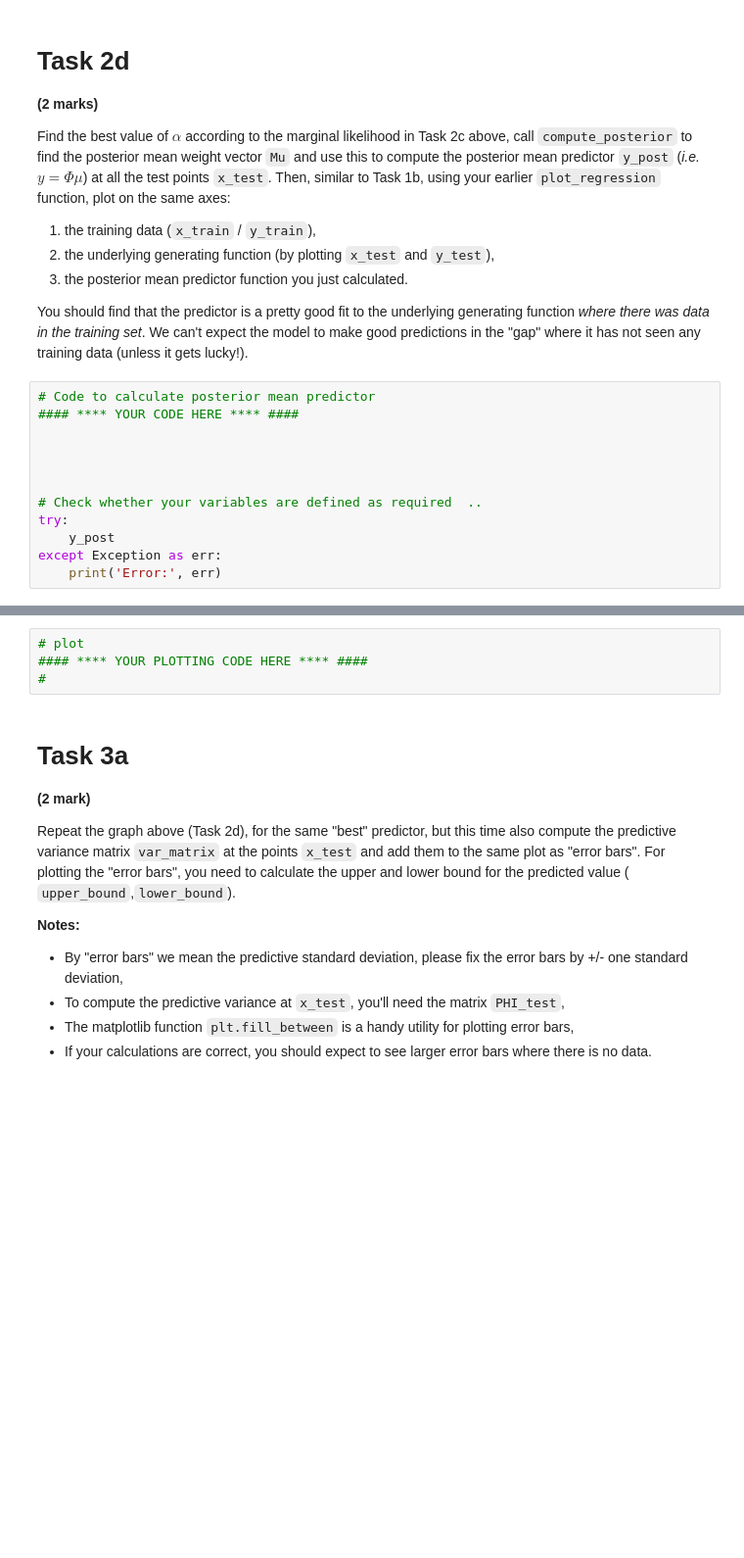
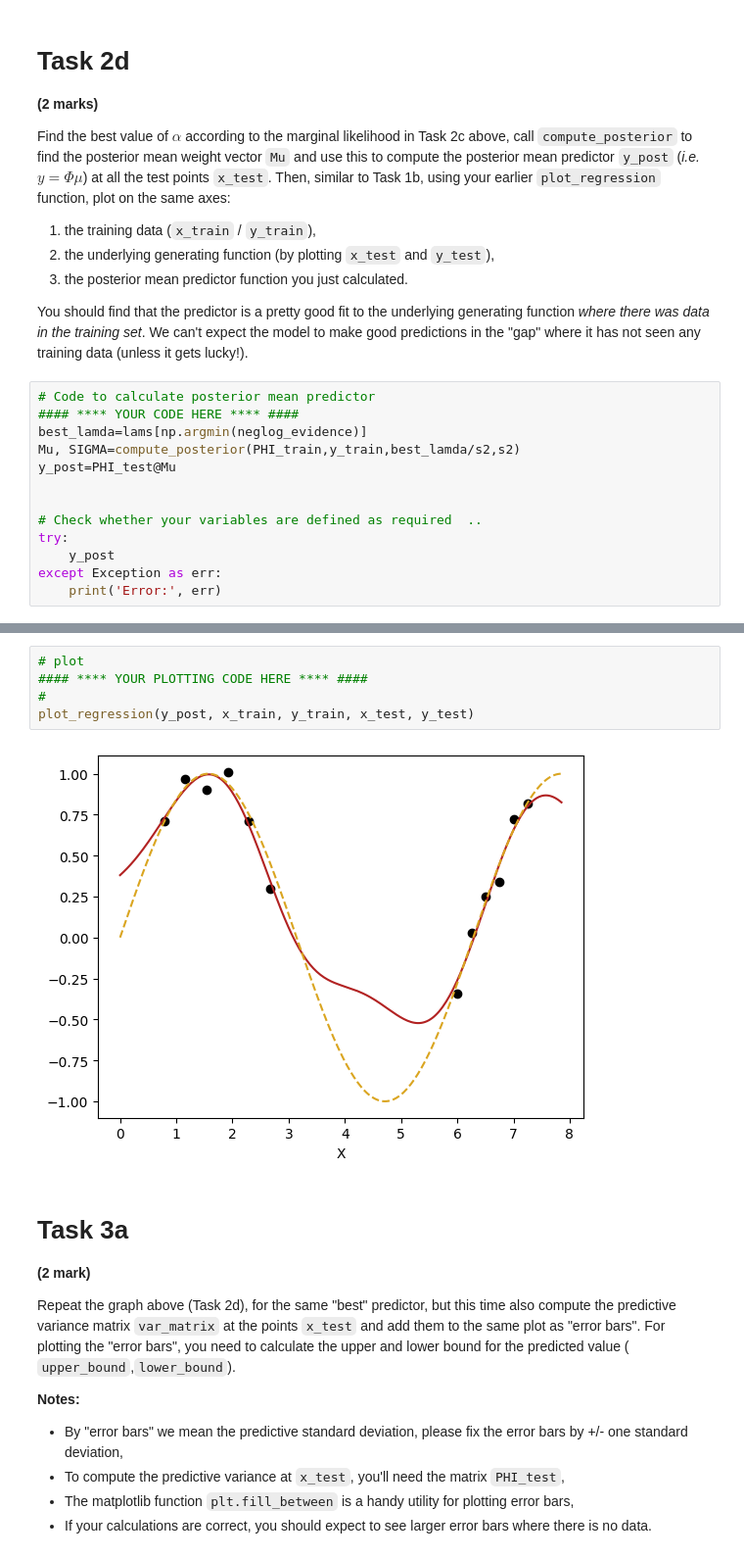
Before and after one commit to rwitobaansheikh/Bayesian_ML, a Jupyter notebook: Coursework/Coursework Zip File (Deadline 8pm, March 22th, 2024)-20240227/Coursework Part 1 2024/CW Part 1/BML_Coursework_Part1.ipynb, the cells around one changed output, grey strips where cells are left out. Shown at 98% size. Saved outputs shown, nothing was run; the diff lists cells and outputs as text; blank space fills up the shorter version.

```diff
--- a/Coursework/Coursework Zip File (Deadline 8pm, March 22th, 2024)-20240227/Coursework Part 1 2024/CW Part 1/BML_Coursework_Part1.ipynb
+++ b/Coursework/Coursework Zip File (Deadline 8pm, March 22th, 2024)-20240227/Coursework Part 1 2024/CW Part 1/BML_Coursework_Part1.ipynb
@@ -461,8 +441,9 @@ You should find that the predictor is a pretty good fit to the underlying genera
 # %%
 # Code to calculate posterior mean predictor
 #### **** YOUR CODE HERE **** ####
-
-
+best_lamda=lams[np.argmin(neglog_evidence)]
+Mu, SIGMA=compute_posterior(PHI_train,y_train,best_lamda/s2,s2)
+y_post=PHI_test@Mu
 
 
 # Check whether your variables are defined as required  ..
@@ -473,7 +478,10 @@ except Exception as err:
 # %%
 # plot
 #### **** YOUR PLOTTING CODE HERE **** ####
 #
+plot_regression(y_post, x_train, y_train, x_test, y_test)
+# %% [output]
+[figure, added]
 # %% [markdown]
 # Task 3a <a name="task3"></a>
 **(2 mark)**
```
Also changed, not shown: parts of 10 cells of this notebook.
